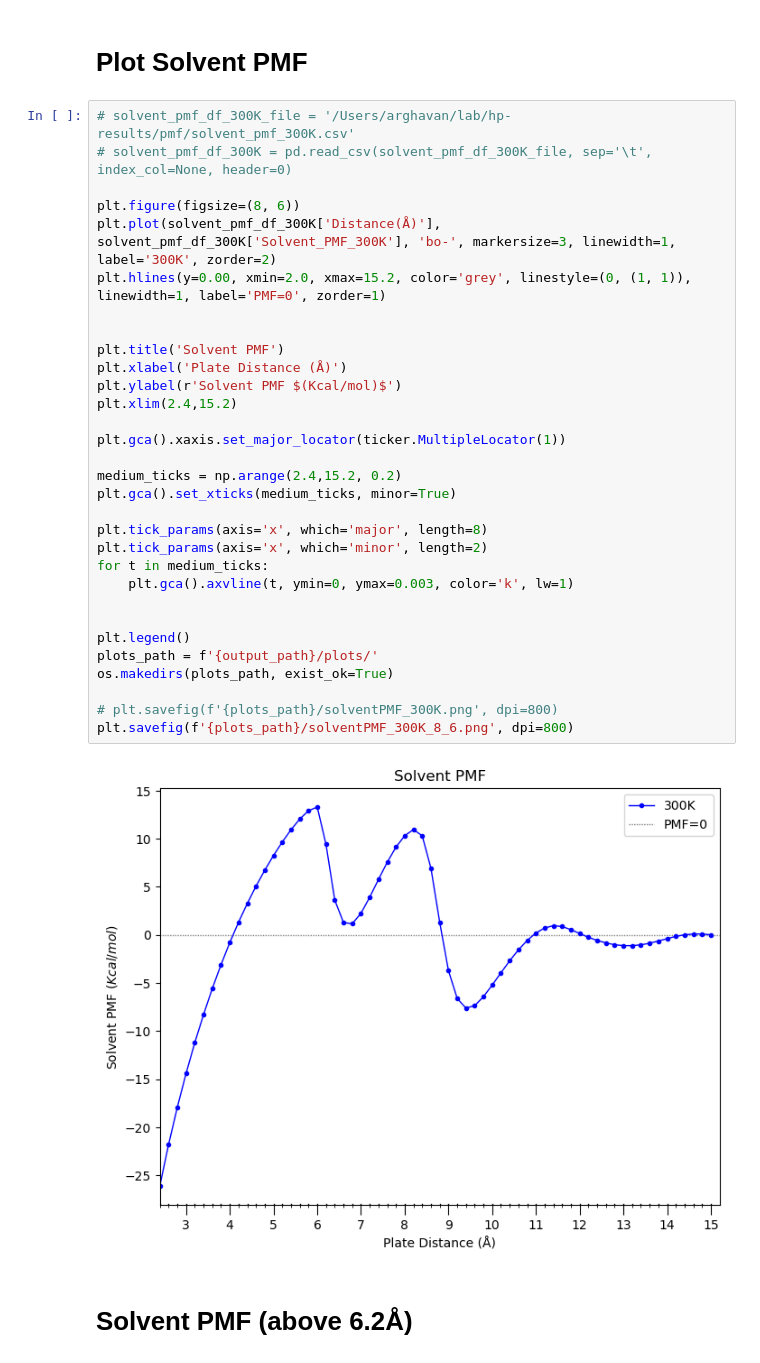
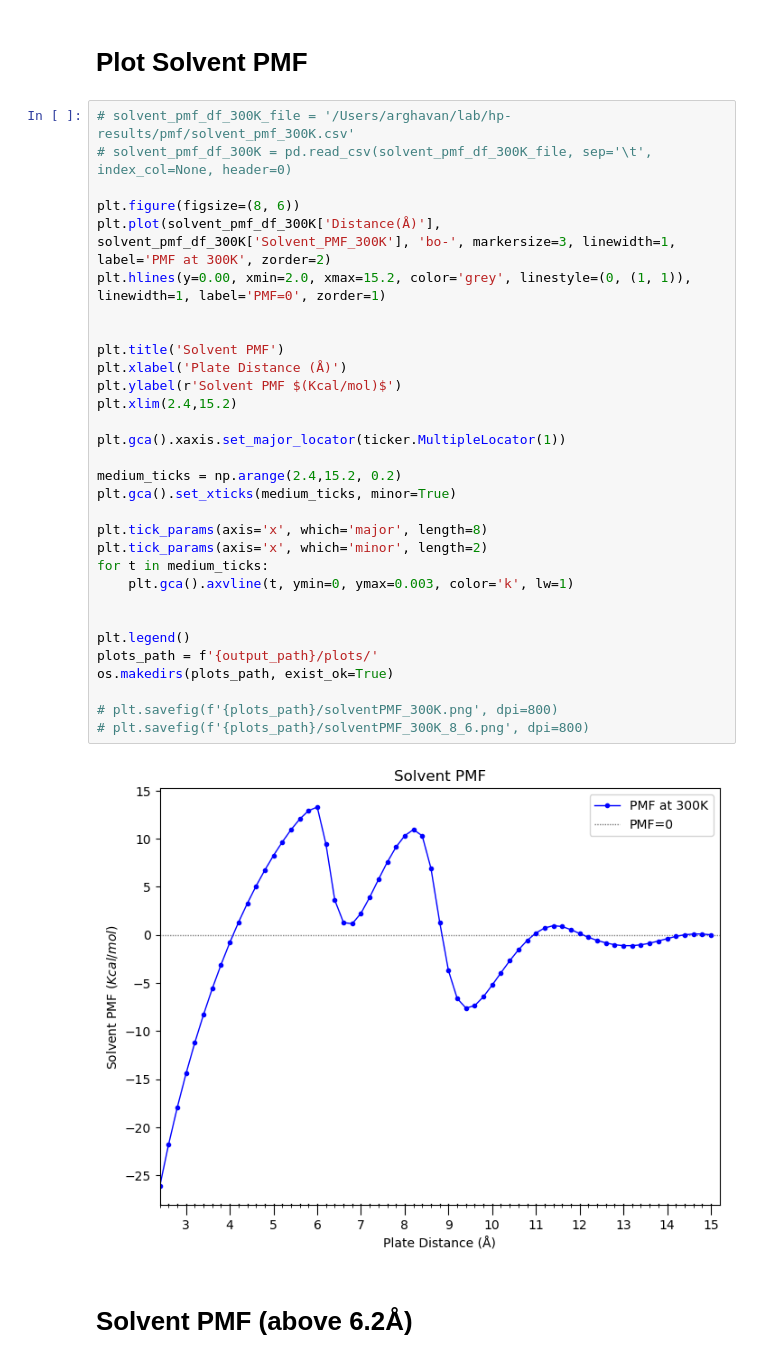
Before and after one commit to arghavanvg/hydrophobic-plates-analysis, a Jupyter notebook: df-energy-plotting.ipynb, the cells around one changed output. Drawn from its saved outputs; the diff is of its cells as text.

```diff
--- a/df-energy-plotting.ipynb
+++ b/df-energy-plotting.ipynb
@@ -141,36 +213,36 @@ contributions_df[cols] = contributions_df[cols].round(7)
 # %%
 # solvent_pmf_df_300K_file = '/Users/arghavan/lab/hp-results/pmf/solvent_pmf_300K.csv'
 # solvent_pmf_df_300K = pd.read_csv(solvent_pmf_df_300K_file, sep='\t', index_col=None, header=0)
 
 plt.figure(figsize=(8, 6))
-plt.plot(solvent_pmf_df_300K['Distance(Å)'], solvent_pmf_df_300K['Solvent_PMF_300K'], 'bo-', markersize=3, linewidth=1, label='300K', zorder=2)
+plt.plot(solvent_pmf_df_300K['Distance(Å)'], solvent_pmf_df_300K['Solvent_PMF_300K'], 'bo-', markersize=3, linewidth=1, label='PMF at 300K', zorder=2)
 plt.hlines(y=0.00, xmin=2.0, xmax=15.2, color='grey', linestyle=(0, (1, 1)), linewidth=1, label='PMF=0', zorder=1)
 
 
 plt.title('Solvent PMF')
 plt.xlabel('Plate Distance (Å)')
 plt.ylabel(r'Solvent PMF $(Kcal/mol)$')
 plt.xlim(2.4,15.2)
 
 plt.gca().xaxis.set_major_locator(ticker.MultipleLocator(1))
 
 medium_ticks = np.arange(2.4,15.2, 0.2)
 plt.gca().set_xticks(medium_ticks, minor=True)
 
 plt.tick_params(axis='x', which='major', length=8)
 plt.tick_params(axis='x', which='minor', length=2)
 for t in medium_ticks:
     plt.gca().axvline(t, ymin=0, ymax=0.003, color='k', lw=1)
 
 
 plt.legend()
 plots_path = f'{output_path}/plots/'
 os.makedirs(plots_path, exist_ok=True)
 
 # plt.savefig(f'{plots_path}/solventPMF_300K.png', dpi=800)
-plt.savefig(f'{plots_path}/solventPMF_300K_8_6.png', dpi=800)
+# plt.savefig(f'{plots_path}/solventPMF_300K_8_6.png', dpi=800)
 # %% [output]
-[figure, old version]
+[figure, new version]
 # %% [markdown]
 # Solvent PMF (above 6.2Å)
 # %%
```
Also changed, not shown: parts of 34 cells of this notebook, 2 other files.
